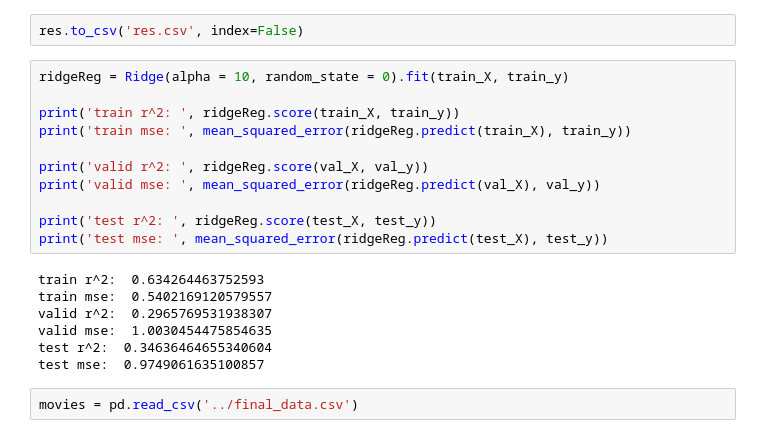
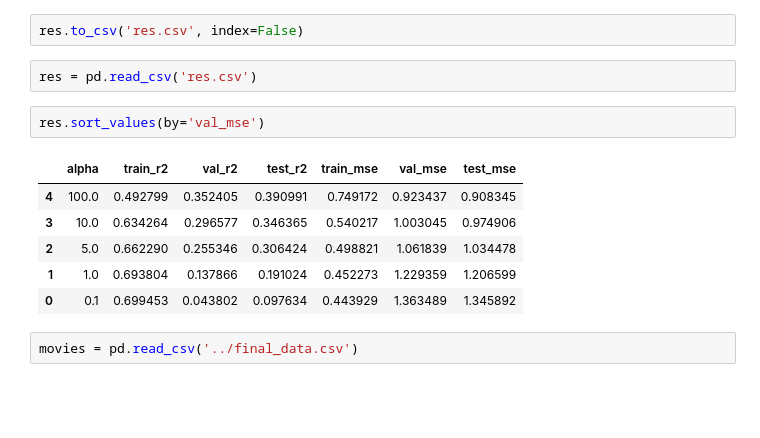
Before and after one commit to goqor0001/ml_project, a Jupyter notebook: visualization/vis_complete_preproccessed.ipynb, the cells around one changed output. Drawn from its saved outputs; the diff is of its cells as text; blank space fills up the shorter version.

```diff
--- a/visualization/vis_complete_preproccessed.ipynb
+++ b/visualization/vis_complete_preproccessed.ipynb
@@ -110,24 +110,17 @@ res = pd.DataFrame({'alpha': alphas, 'train_r2': train_r2, 'val_r2': val_r2, 'te
 100
 # %%
 res.to_csv('res.csv', index=False)
-# %%
-ridgeReg = Ridge(alpha = 10, random_state = 0).fit(train_X, train_y)
-
-print('train r^2: ', ridgeReg.score(train_X, train_y))
-print('train mse: ', mean_squared_error(ridgeReg.predict(train_X), train_y))
-
-print('valid r^2: ', ridgeReg.score(val_X, val_y))
-print('valid mse: ', mean_squared_error(ridgeReg.predict(val_X), val_y))
-
-print('test r^2: ', ridgeReg.score(test_X, test_y))
-print('test mse: ', mean_squared_error(ridgeReg.predict(test_X), test_y))
-# %% [output]
-train r^2:  0.634264463752593
-train mse:  0.5402169120579557
-valid r^2:  0.2965769531938307
-valid mse:  1.0030454475854635
-test r^2:  0.34636464655340604
-test mse:  0.9749061635100857
+# %%
+res = pd.read_csv('res.csv')
+# %%
+res.sort_values(by='val_mse')
+# %% [output]
+|  | alpha | train_r2 | val_r2 | test_r2 | train_mse | val_mse | test_mse |
+| 4 | 100.0 | 0.492799 | 0.352405 | 0.390991 | 0.749172 | 0.923437 | 0.908345 |
+| 3 | 10.0 | 0.634264 | 0.296577 | 0.346365 | 0.540217 | 1.003045 | 0.974906 |
+| 2 | 5.0 | 0.662290 | 0.255346 | 0.306424 | 0.498821 | 1.061839 | 1.034478 |
+| 1 | 1.0 | 0.693804 | 0.137866 | 0.191024 | 0.452273 | 1.229359 | 1.206599 |
+| 0 | 0.1 | 0.699453 | 0.043802 | 0.097634 | 0.443929 | 1.363489 | 1.345892 |
 # %%
 movies = pd.read_csv('../final_data.csv')
 # %%
```
Also changed, not shown: 8 other files.
